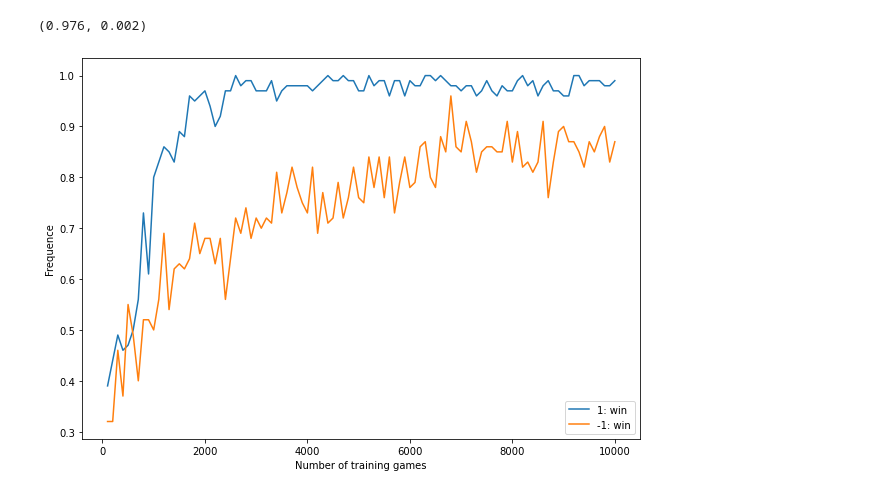
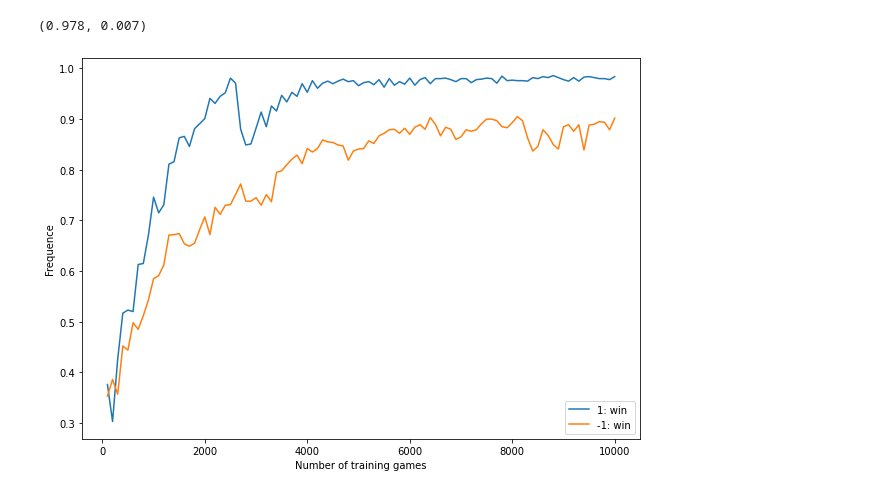
Before and after one commit to AMasquelier/Reinforcement-Learning, a Jupyter notebook: Tests.ipynb, the cells around one changed output. Saved outputs shown, nothing was run; the diff lists cells and outputs as text; code cells hidden in the pictures.

```diff
--- a/Tests.ipynb
+++ b/Tests.ipynb
@@ -33,13 +33,13 @@ pred.train(5000, smart={-1:True, 1:True})
 # %%
 game = TicTacToe()
-pred.train(5000, smart={-1:False, 1:True})
-pred.train(5000, smart={-1:True, 1:False})
-pred.train(5000, smart={-1:True, 1:True})
+pred.train(5000, epsilon={-1:0, 1:1})
+pred.train(5000, epsilon={-1:1, 1:0})
+pred.train(5000, epsilon={-1:0, 1:0})
 make_games(game, pred, 1000, False, smart={-1:False, 1:True})
 # %% [output]
-(0.976, 0.002)
+(0.978, 0.007)
 # %%
 game = TicTacToe()
-learning_curve(game, MCPrediction(game), n_games=100)
+learning_curve(game, MCPrediction(game), n_games=1000)
 # %% [output]
-[figure, old version]
+[figure, new version]
```
Also changed, not shown: parts of 7 cells of this notebook.
